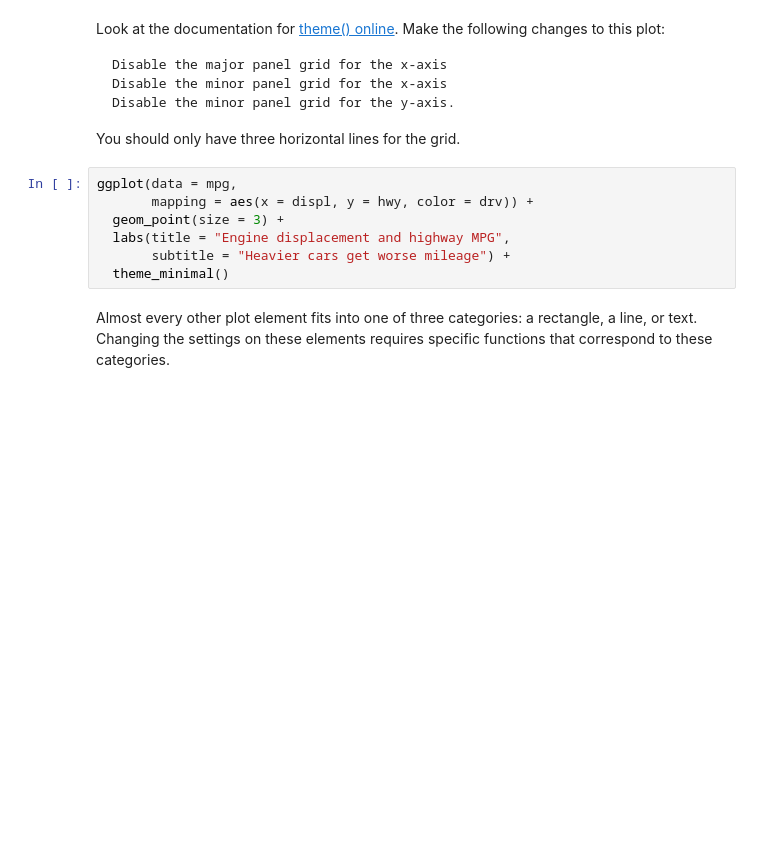
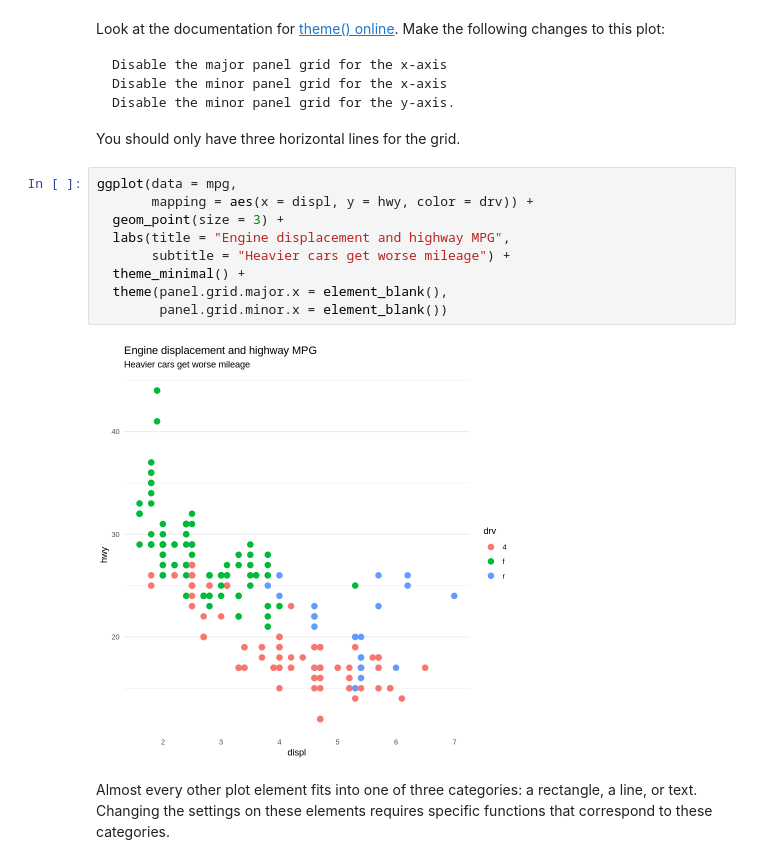
Before and after one commit to xenidegracia/DataVizClassNotes, a Jupyter notebook: Themes.ipynb, the cells around one changed output. Drawn from its saved outputs; the diff is of its cells as text; blank space fills up the shorter version.

```diff
--- a/Themes.ipynb
+++ b/Themes.ipynb
@@ -112,10 +163,14 @@ You should only have three horizontal lines for the grid.
 # %%
 ggplot(data = mpg,
        mapping = aes(x = displ, y = hwy, color = drv)) +
   geom_point(size = 3) +
   labs(title = "Engine displacement and highway MPG",
        subtitle = "Heavier cars get worse mileage") +
-  theme_minimal()
+  theme_minimal() +
+  theme(panel.grid.major.x = element_blank(),
+        panel.grid.minor.x = element_blank())
+# %% [output]
+[figure, added]
 # %% [markdown]
 Almost every other plot element fits into one of three categories: a rectangle, a line, or text. Changing the settings on these elements requires specific functions that correspond to these categories.
 # %% [markdown]
```
Also changed, not shown: parts of 19 cells of this notebook.
